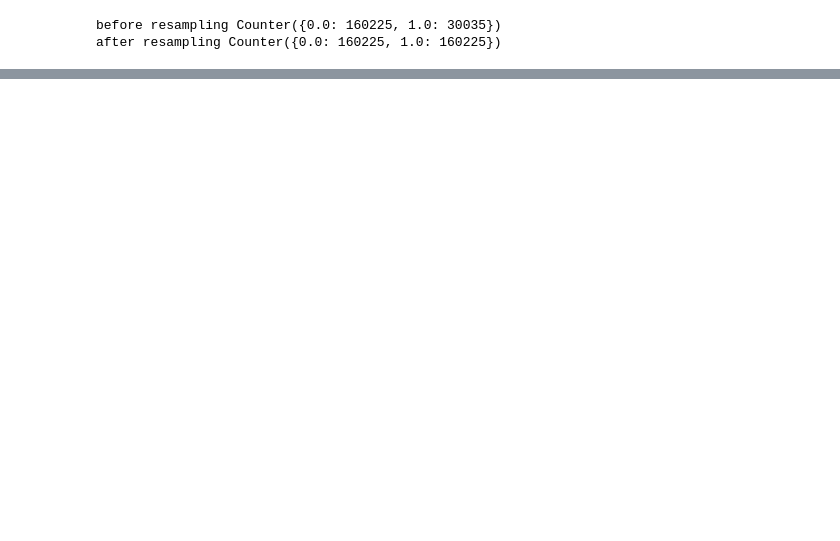
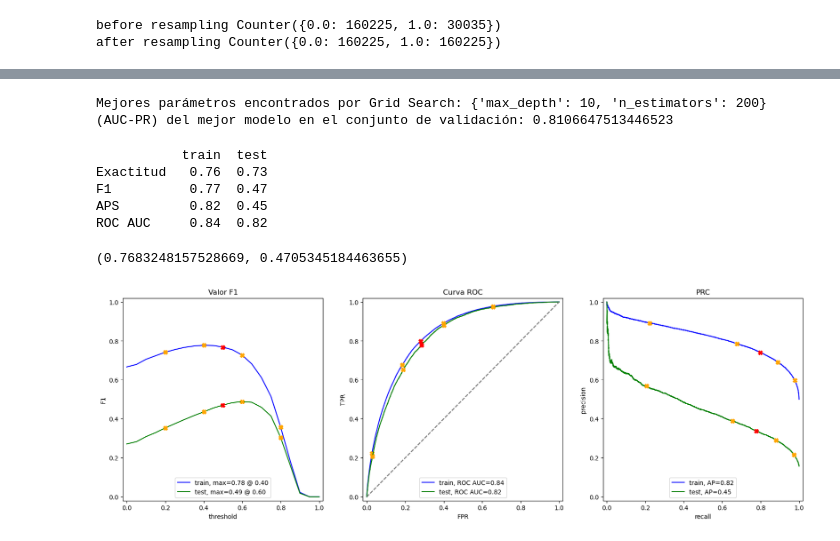
Before and after one commit to juanlt9905/machineLearning2025, a Jupyter notebook: RandomForest_diabetes.ipynb, the cells around one changed output, grey strips where cells are left out. Cells and saved outputs as stored; diff of their text form; code cells hidden in the pictures; blank space fills up the shorter version.

```diff
--- a/RandomForest_diabetes.ipynb
+++ b/RandomForest_diabetes.ipynb
@@ -71,7 +71,7 @@ after resampling Counter({0.0: 160225, 1.0: 160225})
 # %%
 
 # Random Forest con Grid Search
-model = RandomForestClassifier(random_state=54321)
+model = RandomForestClassifier(random_state=54321, n_jobs=6)
 
 param_grid = {
     'n_estimators': [10, 20, 30, 40, 50, 60, 70, 80, 90, 100],
@@ -79,6 +79,7 @@ param_grid = {
     #'min_samples_split': [2, 3, 4, 5, 6, 7, 8, 9, 10]
 }
 
+
 scoring_metrics = ['average_precision', 'roc_auc', 'accuracy']
 grid_search = GridSearchCV(model, param_grid, cv=5, scoring=scoring_metrics, refit='average_precision')
 grid_search.fit(X_train_res, y_train_res)
@@ -89,8 +91,2 @@ KeyboardInterrupt:
-# %%
-scoring_metrics = ['average_precision', 'roc_auc', 'accuracy']
-grid_search = GridSearchCV(model, param_grid, cv=5, scoring=scoring_metrics, refit='average_precision')
-grid_search.fit(X_train_res, y_train_res)
-print("Mejores parámetros encontrados por Grid Search:", grid_search.best_params_)
-print("(AUC-PR) del mejor modelo en el conjunto de validación:", grid_search.best_score_)
 # %%
 results_df = pd.DataFrame(grid_search.cv_results_)
@@ -109,0 +125,21 @@ best_model_refit = grid_search.best_estimator_
+# %%
+
+# Random Forest con Grid Search
+model = RandomForestClassifier(random_state=54321, n_jobs=6)
+
+param_grid2 = {
+    'n_estimators': [100, 150, 200],
+    'max_depth': [1, 2, 3, 4, 5, 6, 7, 8, 9, 10],
+    #'min_samples_split': [2, 3, 4, 5, 6, 7, 8, 9, 10]
+}
+
+
+
+scoring_metrics = ['average_precision', 'roc_auc', 'accuracy']
+grid_search2 = GridSearchCV(model, param_grid2, cv=5, scoring=scoring_metrics, refit='average_precision')
+grid_search2.fit(X_train_res, y_train_res)
+print("Mejores parámetros encontrados por Grid Search:", grid_search2.best_params_)
+print("(AUC-PR) del mejor modelo en el conjunto de validación:", grid_search2.best_score_)
+# %% [output]
+Mejores parámetros encontrados por Grid Search: {'max_depth': 10, 'n_estimators': 200}
+(AUC-PR) del mejor modelo en el conjunto de validación: 0.8106647513446523
@@ -109,0 +238,13 @@ best_model_refit = grid_search.best_estimator_
+# %%
+#Random forest con 100 estimadores y profundidad maxima de 10
+
+import sklearn.metrics as metrics
+evaluate_model(grid_search, X_train_res, y_train_res, X_test, y_test)
+# %% [output]
+           train  test
+Exactitud   0.76  0.73
+F1          0.77  0.47
+APS         0.82  0.45
+ROC AUC     0.84  0.82
+(0.7683248157528669, 0.4705345184463655)
+[figure, added]
```
Also changed, not shown: parts of 7 cells of this notebook.
